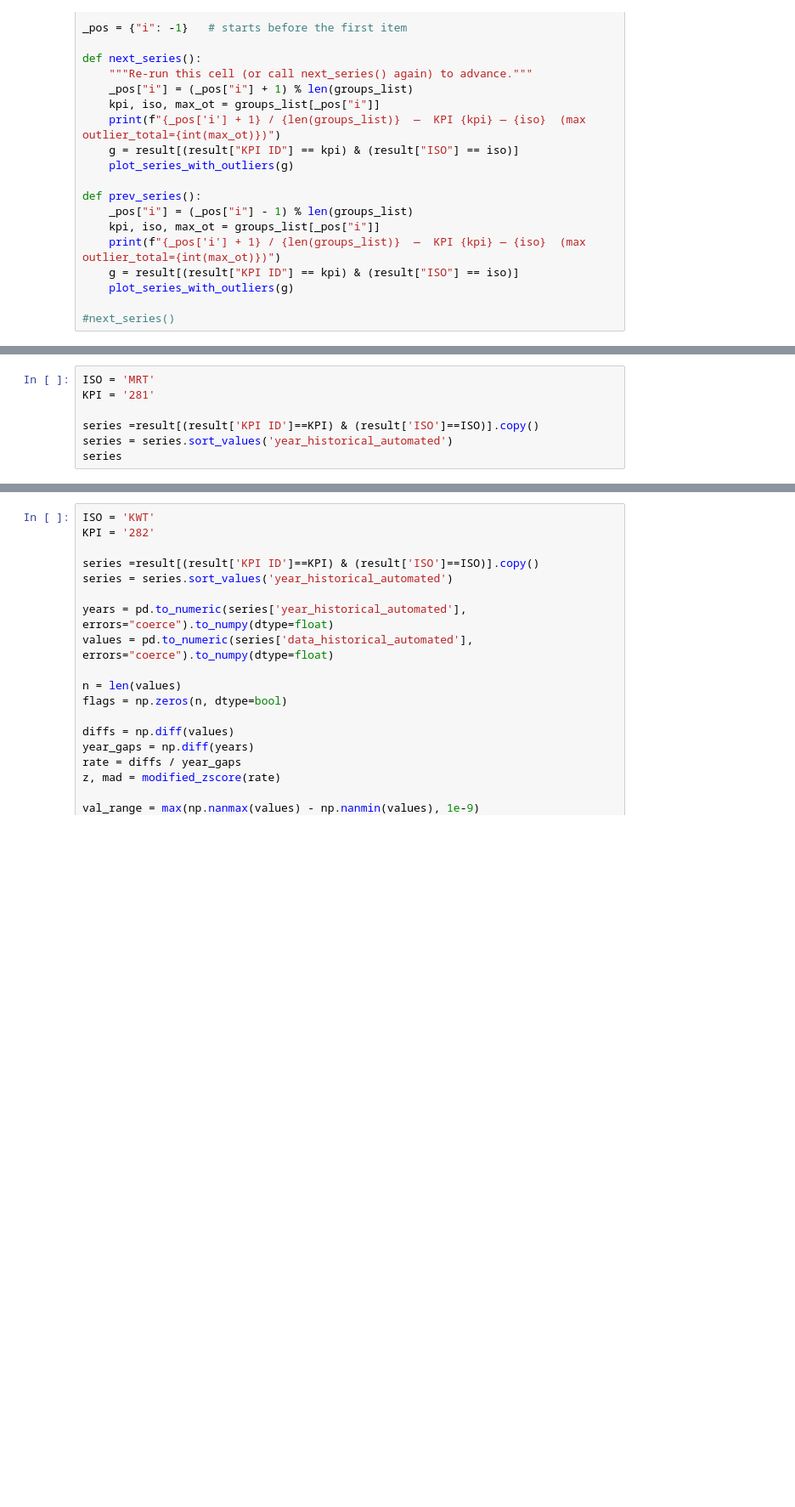
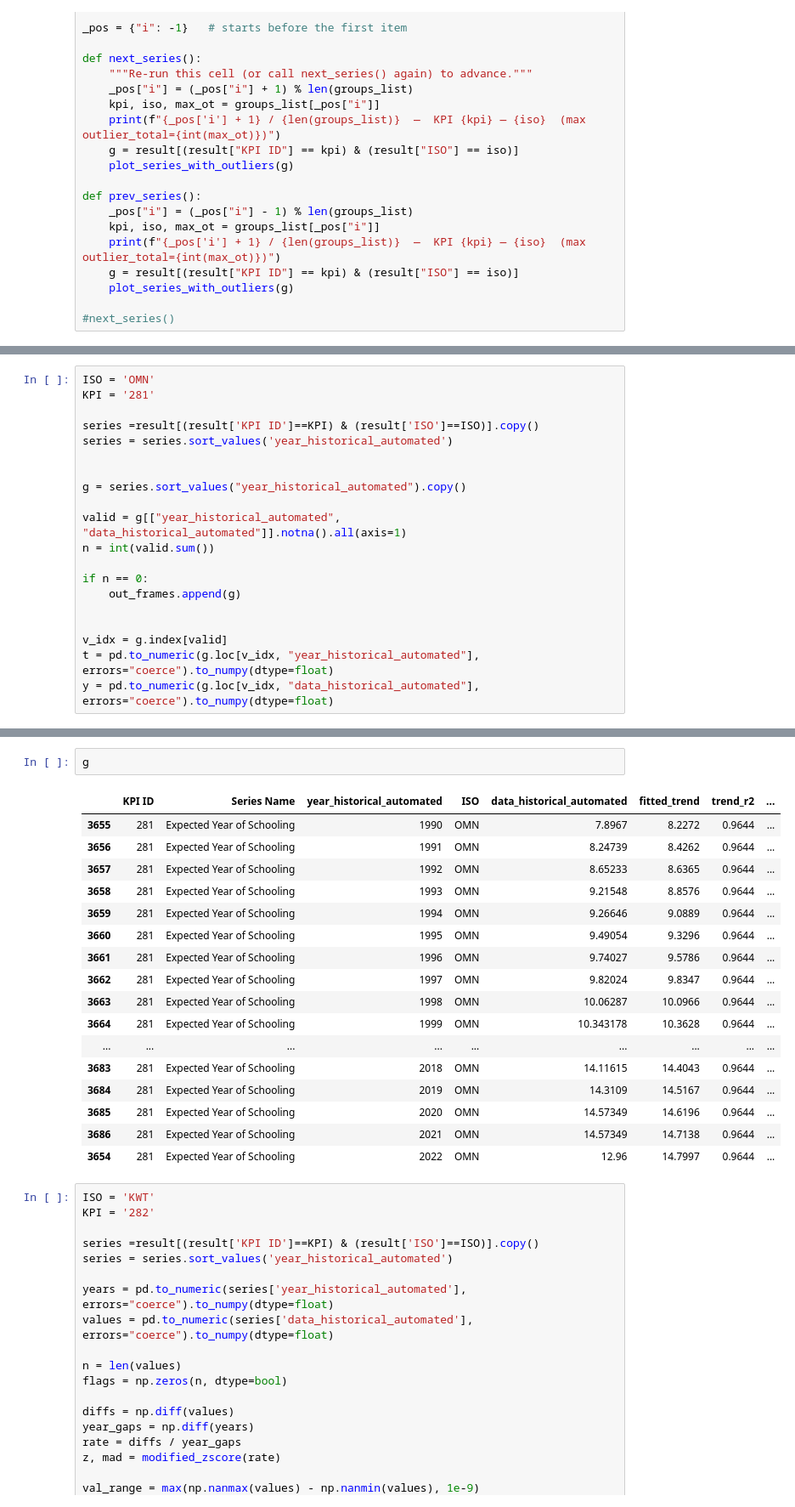
Before and after one commit to apanlili/un, a Jupyter notebook: Outlier Detection/Outlier Detection.ipynb, the cells around one changed output, grey strips where cells are left out. Shown at 85% size. Cells and saved outputs as stored; diff of their text form; blank space fills up the shorter version.

```diff
--- a/Outlier Detection/Outlier Detection.ipynb
+++ b/Outlier Detection/Outlier Detection.ipynb
@@ -594,7 +578,20 @@ next_series()
 # %%
-ISO = 'MRT'
+ISO = 'OMN'
 KPI = '281'
 
 series =result[(result['KPI ID']==KPI) & (result['ISO']==ISO)].copy()
 series = series.sort_values('year_historical_automated')
-series
+
+
+g = series.sort_values("year_historical_automated").copy()
+
+valid = g[["year_historical_automated", "data_historical_automated"]].notna().all(axis=1)
+n = int(valid.sum())
+
+if n == 0:
+    out_frames.append(g)
+
+
+v_idx = g.index[valid]
+t = pd.to_numeric(g.loc[v_idx, "year_historical_automated"], errors="coerce").to_numpy(dtype=float)
+y = pd.to_numeric(g.loc[v_idx, "data_historical_automated"], errors="coerce").to_numpy(dtype=float)
@@ -619,3 +669,23 @@ series
+# %%
+g
+# %% [output]
+|  | KPI ID | Series Name | year_historical_automated | ISO | data_historical_automated | fitted_trend | trend_r2 | ... |
+| 3655 | 281 | Expected Year of Schooling | 1990 | OMN | 7.8967 | 8.2272 | 0.9644 | ... |
+| 3656 | 281 | Expected Year of Schooling | 1991 | OMN | 8.24739 | 8.4262 | 0.9644 | ... |
+| 3657 | 281 | Expected Year of Schooling | 1992 | OMN | 8.65233 | 8.6365 | 0.9644 | ... |
+| 3658 | 281 | Expected Year of Schooling | 1993 | OMN | 9.21548 | 8.8576 | 0.9644 | ... |
+| 3659 | 281 | Expected Year of Schooling | 1994 | OMN | 9.26646 | 9.0889 | 0.9644 | ... |
+| 3660 | 281 | Expected Year of Schooling | 1995 | OMN | 9.49054 | 9.3296 | 0.9644 | ... |
+| 3661 | 281 | Expected Year of Schooling | 1996 | OMN | 9.74027 | 9.5786 | 0.9644 | ... |
+| 3662 | 281 | Expected Year of Schooling | 1997 | OMN | 9.82024 | 9.8347 | 0.9644 | ... |
+| 3663 | 281 | Expected Year of Schooling | 1998 | OMN | 10.06287 | 10.0966 | 0.9644 | ... |
+| 3664 | 281 | Expected Year of Schooling | 1999 | OMN | 10.343178 | 10.3628 | 0.9644 | ... |
+| ... | ... | ... | ... | ... | ... | ... | ... | ... |
+| 3683 | 281 | Expected Year of Schooling | 2018 | OMN | 14.11615 | 14.4043 | 0.9644 | ... |
+| 3684 | 281 | Expected Year of Schooling | 2019 | OMN | 14.3109 | 14.5167 | 0.9644 | ... |
+| 3685 | 281 | Expected Year of Schooling | 2020 | OMN | 14.57349 | 14.6196 | 0.9644 | ... |
+| 3686 | 281 | Expected Year of Schooling | 2021 | OMN | 14.57349 | 14.7138 | 0.9644 | ... |
+| 3654 | 281 | Expected Year of Schooling | 2022 | OMN | 12.96 | 14.7997 | 0.9644 | ... |
 # %%
 ISO = 'KWT'
 KPI = '282'
```
Also changed, not shown: parts of 8 cells of this notebook, 5 other files.
